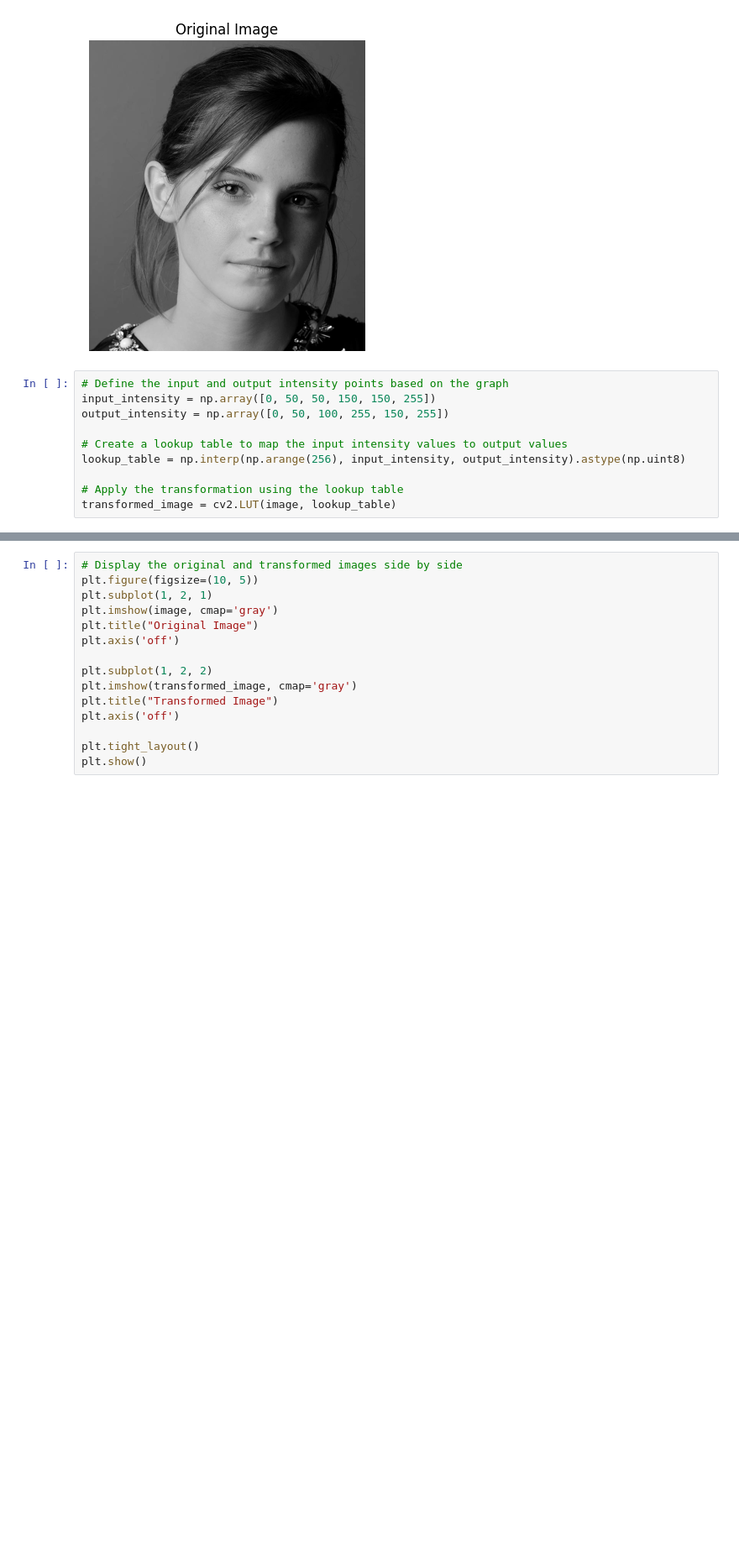
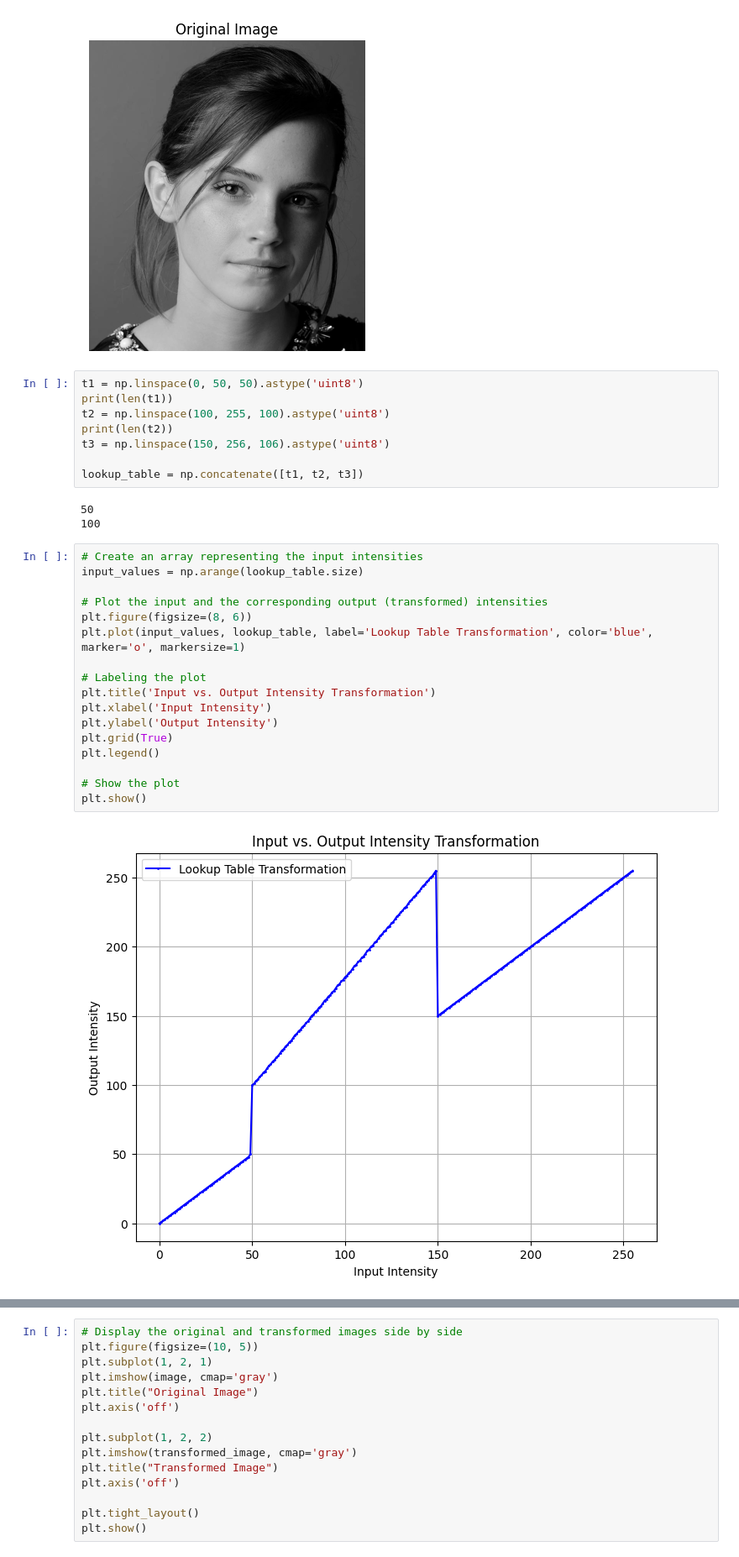
Before and after one commit to eshansurendra/EN3160_Assignment_01, a Jupyter notebook: Assignmnet_1.ipynb, the cells around one changed output, grey strips where cells are left out. Shown at 84% size. Drawn from its saved outputs; the diff is of its cells as text; blank space fills up the shorter version.

```diff
--- a/Assignmnet_1.ipynb
+++ b/Assignmnet_1.ipynb
@@ -19,12 +19,32 @@ plt.show()
 # %% [output]
 [figure]
 # %%
-# Define the input and output intensity points based on the graph
-input_intensity = np.array([0, 50, 50, 150, 150, 255])
-output_intensity = np.array([0, 50, 100, 255, 150, 255])
+t1 = np.linspace(0, 50, 50).astype('uint8')
+print(len(t1))
+t2 = np.linspace(100, 255, 100).astype('uint8')
+print(len(t2))
+t3 = np.linspace(150, 256, 106).astype('uint8')
 
-# Create a lookup table to map the input intensity values to output values
-lookup_table = np.interp(np.arange(256), input_intensity, output_intensity).astype(np.uint8)
-
-# Apply the transformation using the lookup table
-transformed_image = cv2.LUT(image, lookup_table)
+lookup_table = np.concatenate([t1, t2, t3])
+# %% [output]
+50
+100
+# %%
+# Create an array representing the input intensities
+input_values = np.arange(lookup_table.size)
+
+# Plot the input and the corresponding output (transformed) intensities
+plt.figure(figsize=(8, 6))
+plt.plot(input_values, lookup_table, label='Lookup Table Transformation', color='blue', marker='o', markersize=1)
+
+# Labeling the plot
+plt.title('Input vs. Output Intensity Transformation')
+plt.xlabel('Input Intensity')
+plt.ylabel('Output Intensity')
+plt.grid(True)
+plt.legend()
+
+# Show the plot
+plt.show()
+# %% [output]
+[figure, added]
```
Also changed, not shown: parts of 1 cell of this notebook.
